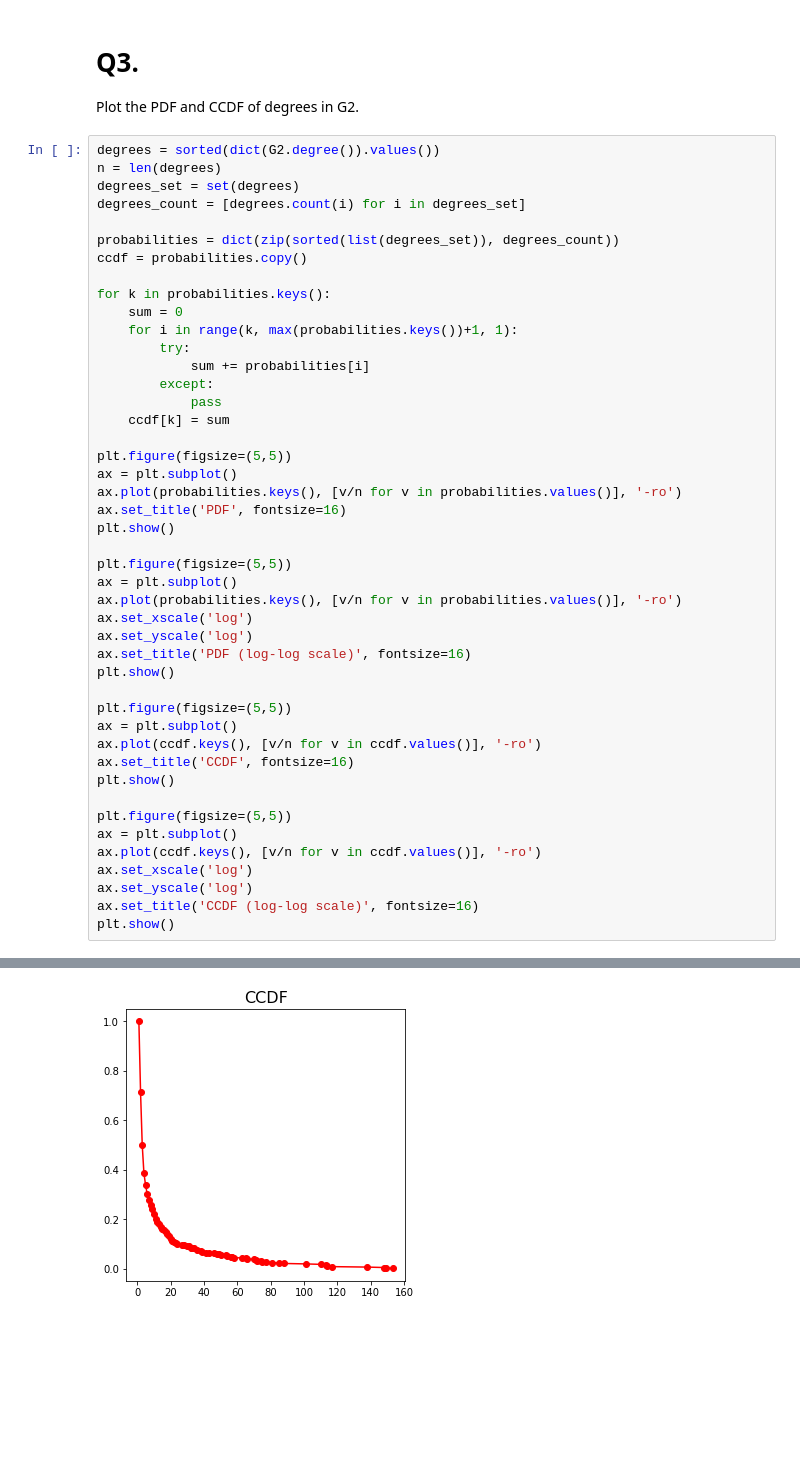
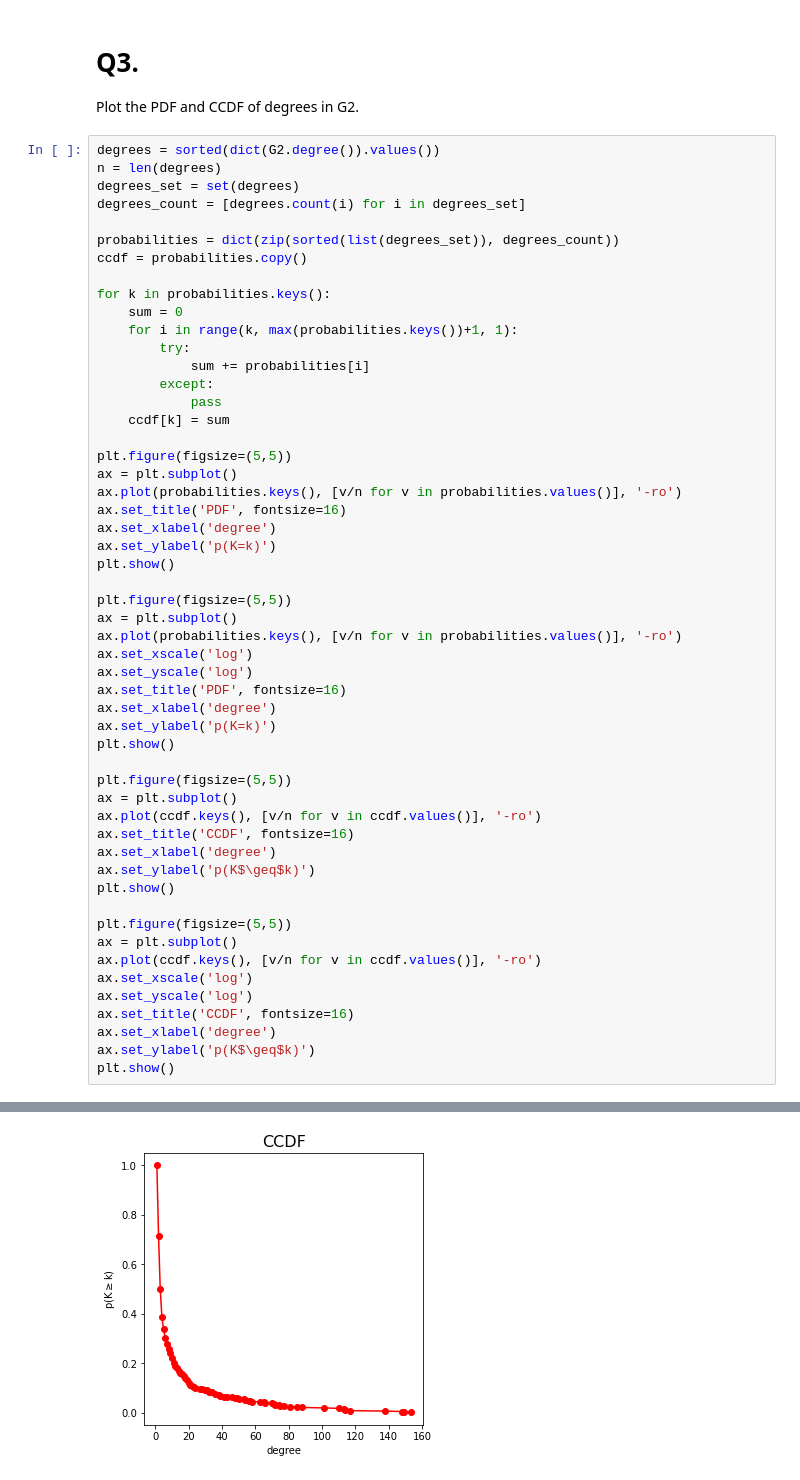
Before and after one commit to ohshane/networkx, a Jupyter notebook: Lab01_Exercise.ipynb, the cells around one changed output, grey strips where cells are left out. Saved outputs shown, nothing was run; the diff lists cells and outputs as text; blank space fills up the shorter version.

```diff
--- a/Lab01_Exercise.ipynb
+++ b/Lab01_Exercise.ipynb
@@ -104,6 +87,8 @@ plt.figure(figsize=(5,5))
 ax = plt.subplot()
 ax.plot(probabilities.keys(), [v/n for v in probabilities.values()], '-ro')
 ax.set_title('PDF', fontsize=16)
+ax.set_xlabel('degree')
+ax.set_ylabel('p(K=k)')
 plt.show()
 
 plt.figure(figsize=(5,5))
@@ -111,13 +96,17 @@ ax = plt.subplot()
 ax.plot(probabilities.keys(), [v/n for v in probabilities.values()], '-ro')
 ax.set_xscale('log')
 ax.set_yscale('log')
-ax.set_title('PDF (log-log scale)', fontsize=16)
+ax.set_title('PDF', fontsize=16)
+ax.set_xlabel('degree')
+ax.set_ylabel('p(K=k)')
 plt.show()
 
 plt.figure(figsize=(5,5))
 ax = plt.subplot()
 ax.plot(ccdf.keys(), [v/n for v in ccdf.values()], '-ro')
 ax.set_title('CCDF', fontsize=16)
+ax.set_xlabel('degree')
+ax.set_ylabel('p(K$\geq$k)')
 plt.show()
 
 plt.figure(figsize=(5,5))
@@ -125,6 +114,8 @@ ax = plt.subplot()
 ax.plot(ccdf.keys(), [v/n for v in ccdf.values()], '-ro')
 ax.set_xscale('log')
 ax.set_yscale('log')
-ax.set_title('CCDF (log-log scale)', fontsize=16)
+ax.set_title('CCDF', fontsize=16)
+ax.set_xlabel('degree')
+ax.set_ylabel('p(K$\geq$k)')
 plt.show()
 # %% [output]
@@ -133 +124 @@ plt.show()
-[figure, old version]
+[figure, new version]
```
Also changed, not shown: parts of 5 cells of this notebook.
